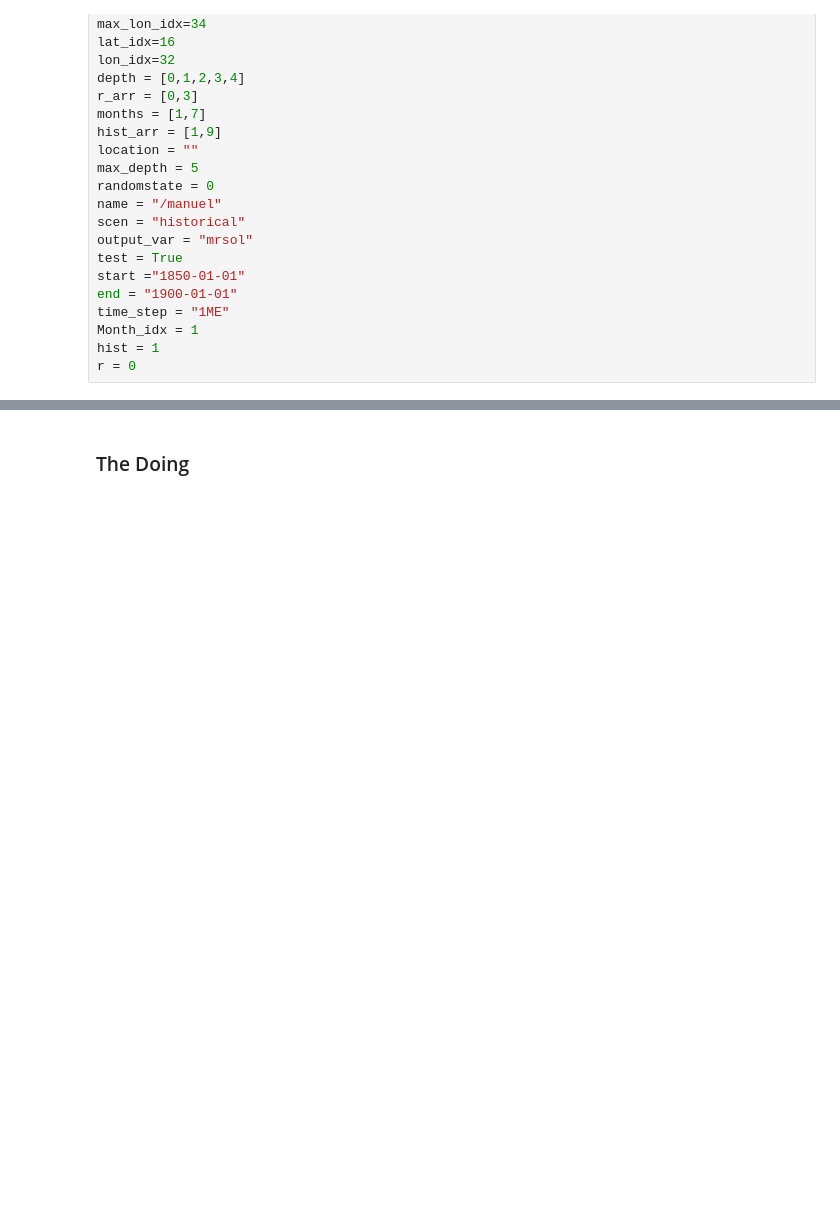
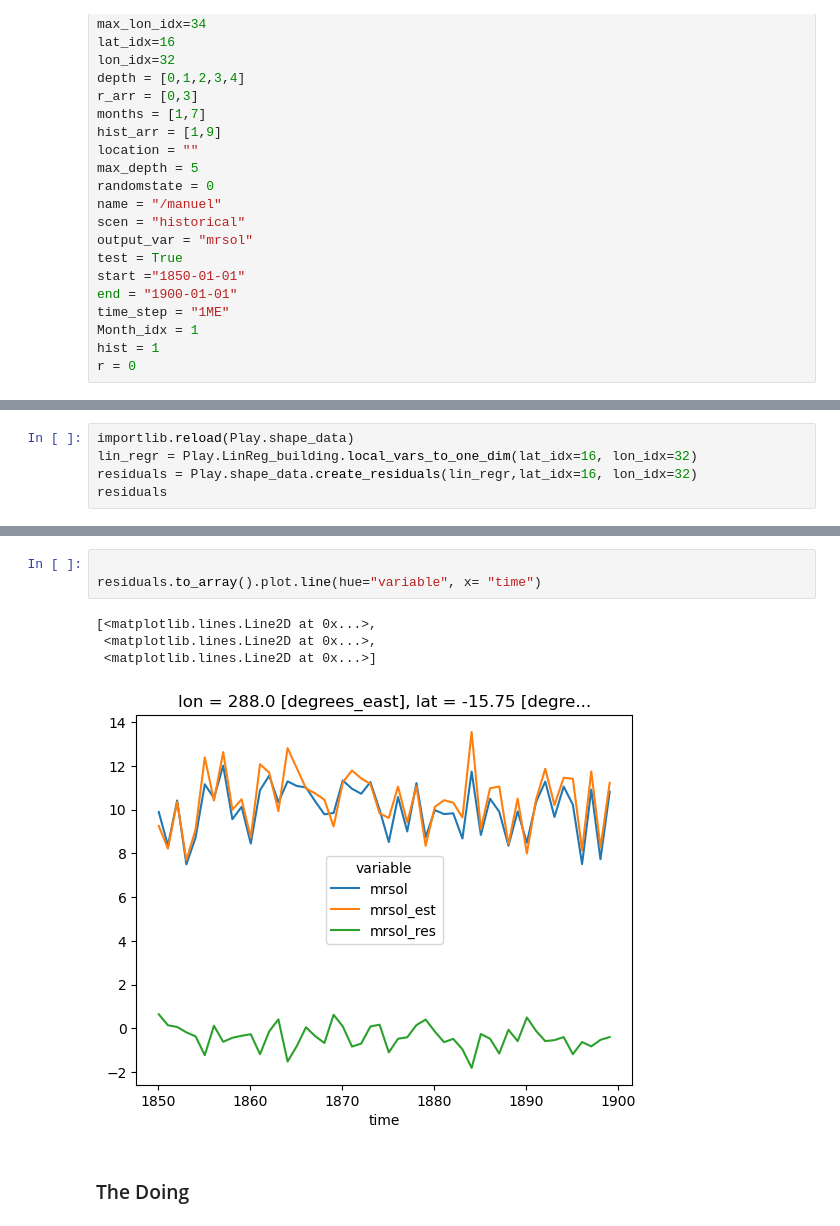
Before and after one commit to pjunghans1234/bachelorarbeit, a Jupyter notebook: Play_forest_regressor.ipynb, the cells around one changed output, grey strips where cells are left out. Saved outputs shown, nothing was run; the diff lists cells and outputs as text; blank space fills up the shorter version.

Commit message:
residuals

```diff
--- a/Play_forest_regressor.ipynb
+++ b/Play_forest_regressor.ipynb
@@ -83,0 +72,5 @@ Play.plot_helper_compare_forest_linreg.do_mse_comparison(scenarios=["ssp585"],mi
+# %%
+importlib.reload(Play.shape_data)
+lin_regr = Play.LinReg_building.local_vars_to_one_dim(lat_idx=16, lon_idx=32)
+residuals = Play.shape_data.create_residuals(lin_regr,lat_idx=16, lon_idx=32)
+residuals
@@ -84,3 +95,11 @@ Play.plot_helper_compare_forest_linreg.do_mse_comparison(scenarios=["ssp585"],mi
+# %%
+
+residuals.to_array().plot.line(hue="variable", x= "time")
+# %% [output]
+[<matplotlib.lines.Line2D at 0x...>,
+ <matplotlib.lines.Line2D at 0x...>,
+ <matplotlib.lines.Line2D at 0x...>]
+[figure, added]
 # %% [markdown]
 ### The Doing
 # %%
```
Also changed, not shown: parts of 4 cells of this notebook, 7 other files.
